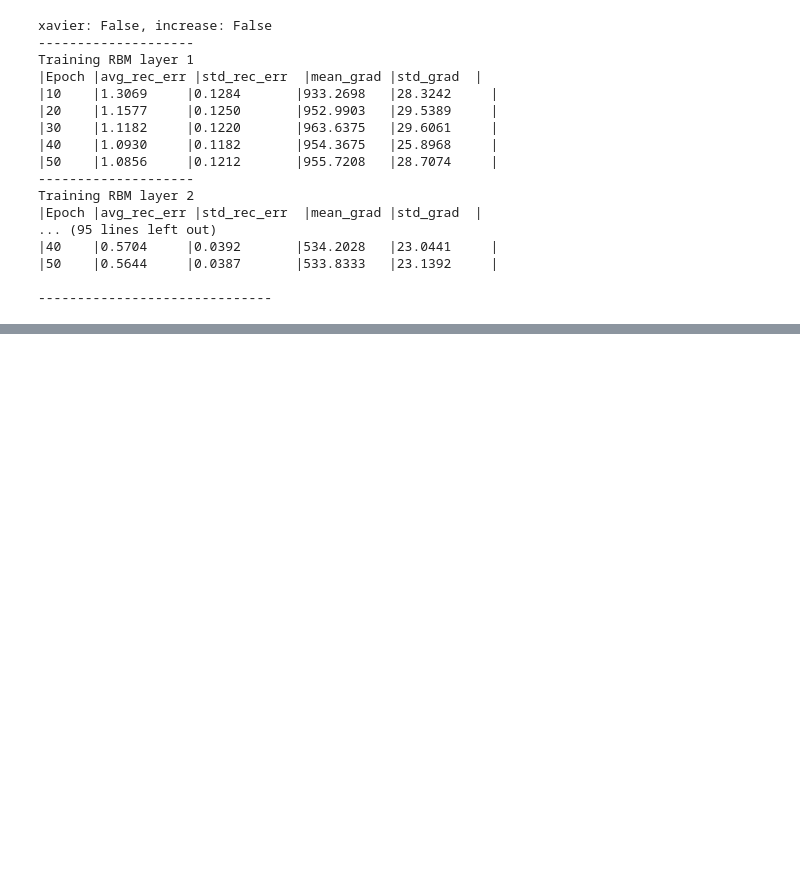
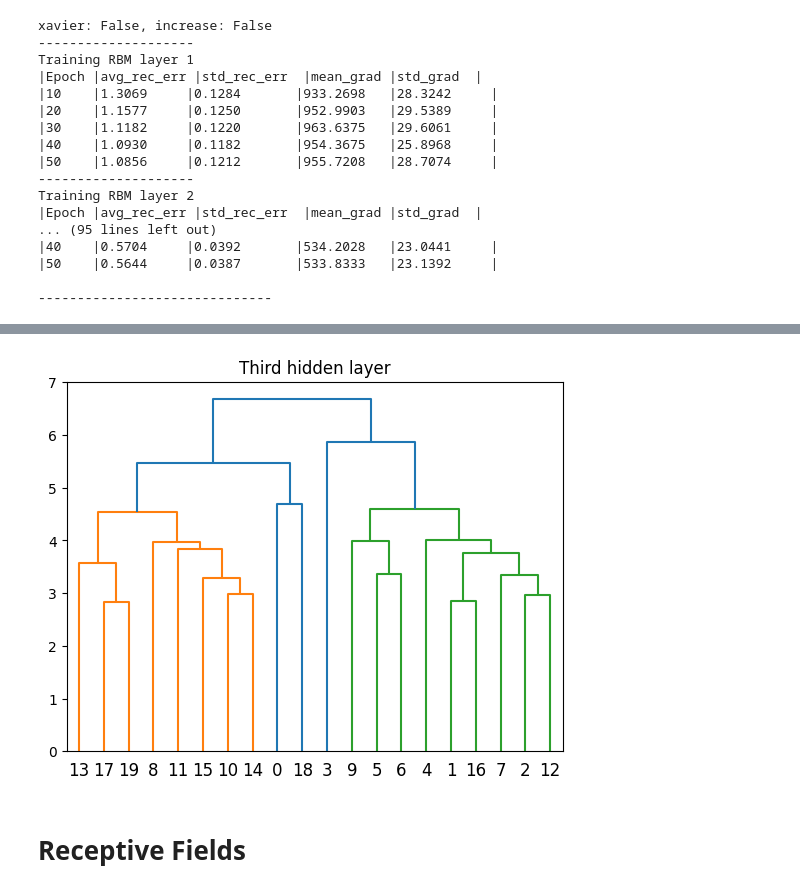
Before and after one commit to RoGellert/image_recognition, a Jupyter notebook: image_recognition_models.ipynb, the cells around one changed output, grey strips where cells are left out. Cells and saved outputs as stored; diff of their text form; code cells hidden in the pictures; blank space fills up the shorter version.

```diff
--- a/image_recognition_models.ipynb
+++ b/image_recognition_models.ipynb
@@ -335,3 +435,9 @@ Training RBM layer 2
+# %%
+plot_dendrogram(mean_hidd_repr_matrix_3, "Third hidden layer")
+# %% [output]
+[figure, added]
+# %% [markdown]
+# Receptive Fields
 # %%
 def get_weights(dbn, layer):
   return dbn.rbm_layers[layer].W.cpu().numpy()
```
Also changed, not shown: parts of 16 cells of this notebook.
